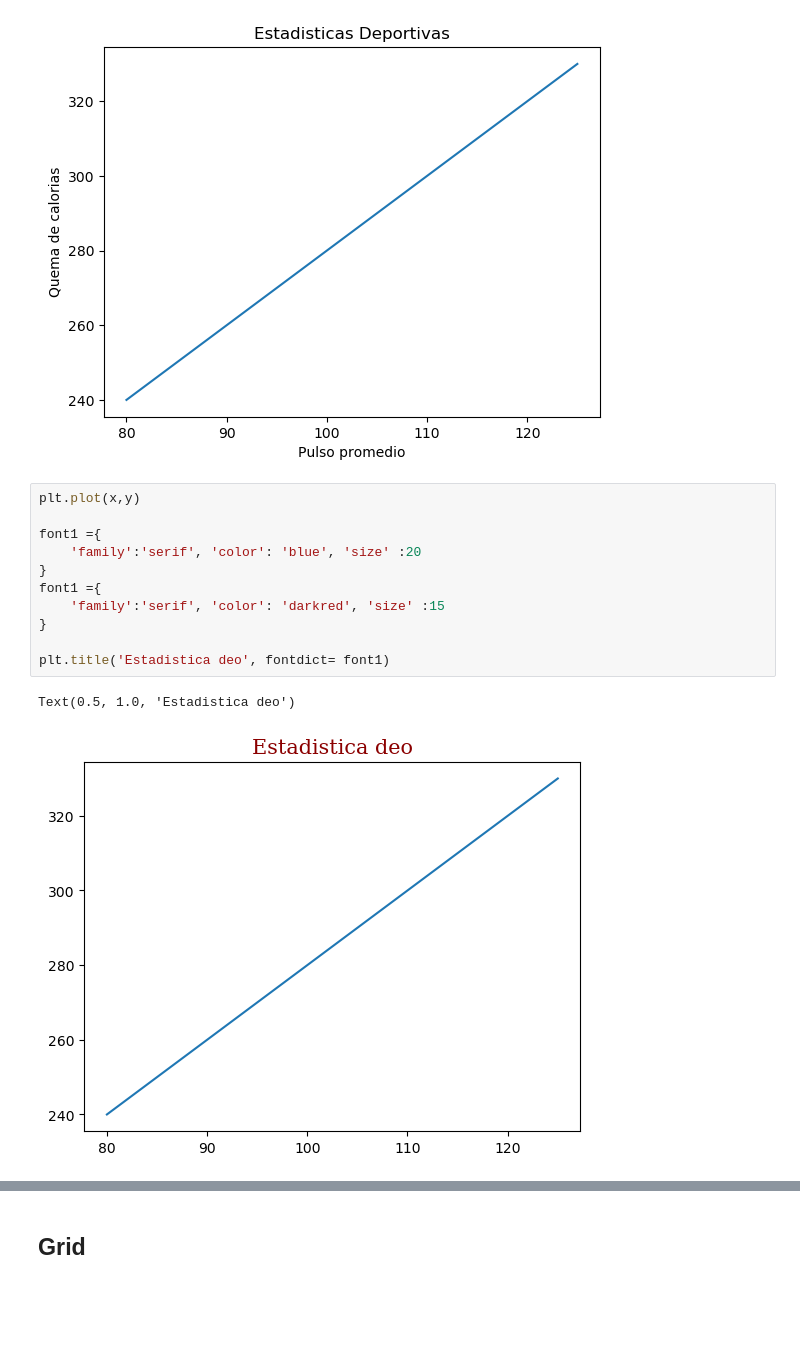
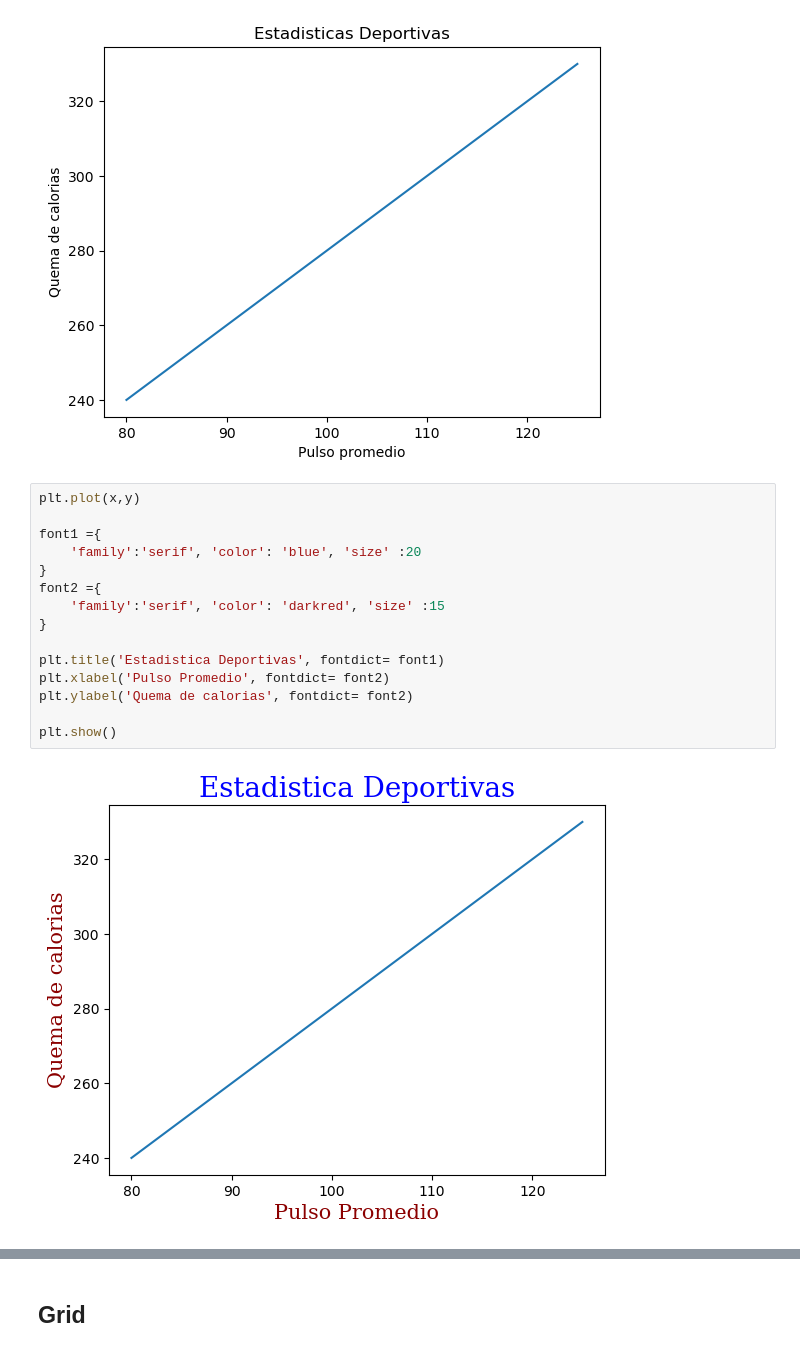
Before and after one commit to Ulimax/clase21, a Jupyter notebook: numpy.ipynb, the cells around one changed output, grey strips where cells are left out. Cells and saved outputs as stored; diff of their text form; blank space fills up the shorter version.

```diff
--- a/numpy.ipynb
+++ b/numpy.ipynb
@@ -595,15 +845,18 @@ plt.show()
 # %%
 plt.plot(x,y)
 
 font1 ={
     'family':'serif', 'color': 'blue', 'size' :20
 }
-font1 ={
+font2 ={
     'family':'serif', 'color': 'darkred', 'size' :15
 }
 
-plt.title('Estadistica deo', fontdict= font1)
+plt.title('Estadistica Deportivas', fontdict= font1)
+plt.xlabel('Pulso Promedio', fontdict= font2)
+plt.ylabel('Quema de calorias', fontdict= font2)
+
+plt.show()
 # %% [output]
-Text(0.5, 1.0, 'Estadistica deo')
-[figure, old version]
+[figure, new version]
 # %%
```
Also changed, not shown: parts of 73 cells of this notebook, 5 other files.
